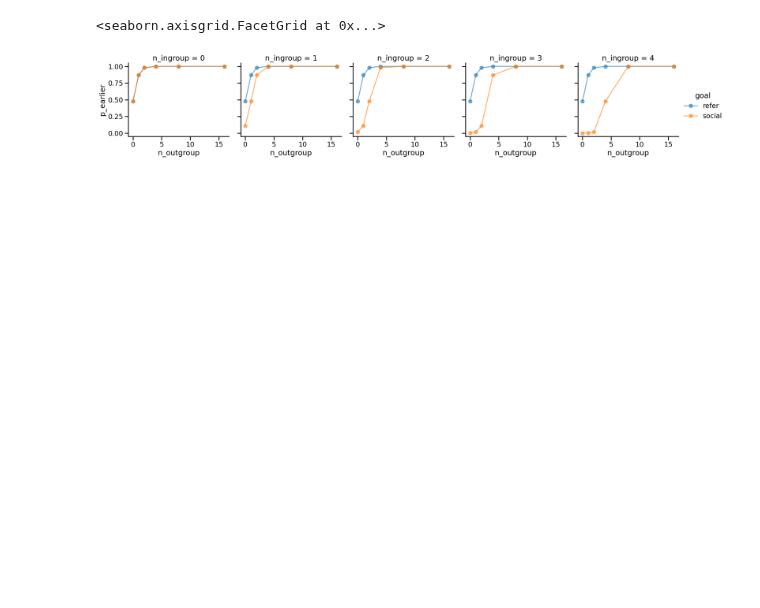
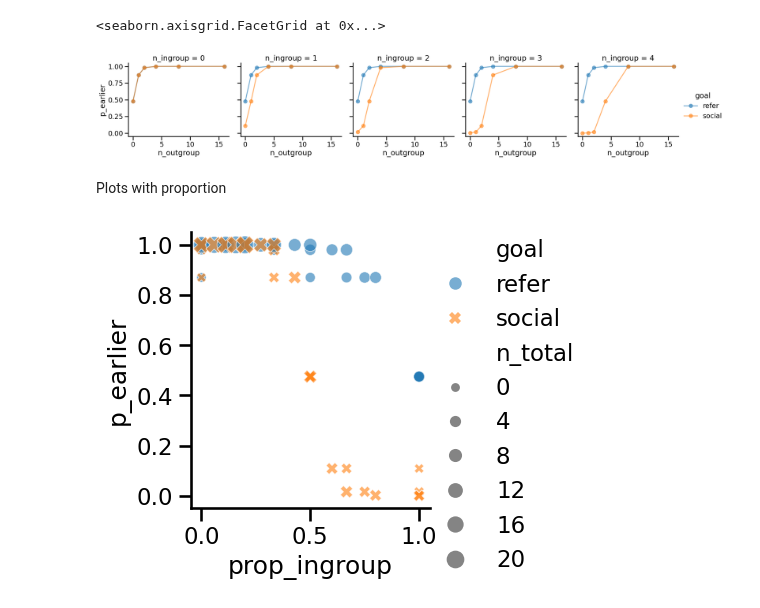
Before and after one commit to aliciamchen/code-switching, a Jupyter notebook: model/earlier-later-3pp-varied.ipynb, the cells around one changed output. Cells and saved outputs as stored; diff of their text form; code cells hidden in the pictures; blank space fills up the shorter version.

Commit message:
proportion plotting for varied-aud model

```diff
--- a/model/earlier-later-3pp-varied.ipynb
+++ b/model/earlier-later-3pp-varied.ipynb
@@ -31,6 +31,9 @@ for n in ns:
     rows.append({'goal': 'social', 'n_ingroup': n[0], 'n_outgroup': n[1], 'p_earlier': pred_social[0]})
 
 df = pd.DataFrame(rows)
+
+# remove jax stuff
+df['p_earlier'] = df['p_earlier'].apply(lambda x: x.item())
 # %%
 df
 # %% [output]
@@ -58,3 +61,12 @@ g.add_legend()
 # %% [output]
 <seaborn.axisgrid.FacetGrid at 0x...>
 [figure]
+# %% [markdown]
+Plots with proportion
+# %%
+df['n_total'] = df['n_ingroup'] + df['n_outgroup']
+df['prop_ingroup'] = df['n_ingroup'] / df['n_total']
+# %%
+g = sns.relplot(data=df, x='prop_ingroup', y='p_earlier', hue='goal', style="goal", size="n_total", alpha=0.6, height=4)
+# %% [output]
+[figure, added]
```
Also changed, not shown: parts of 2 cells of this notebook.
